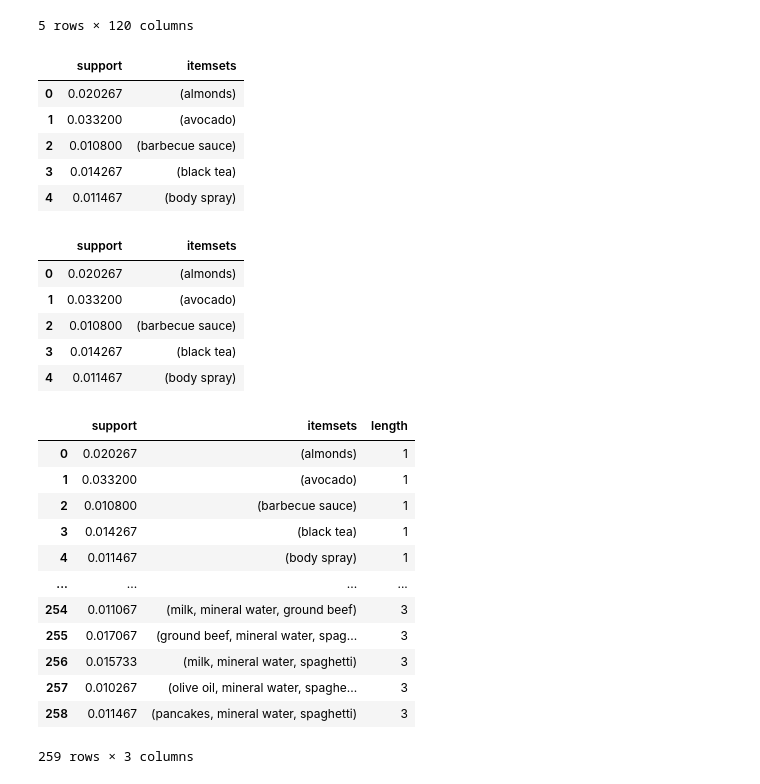
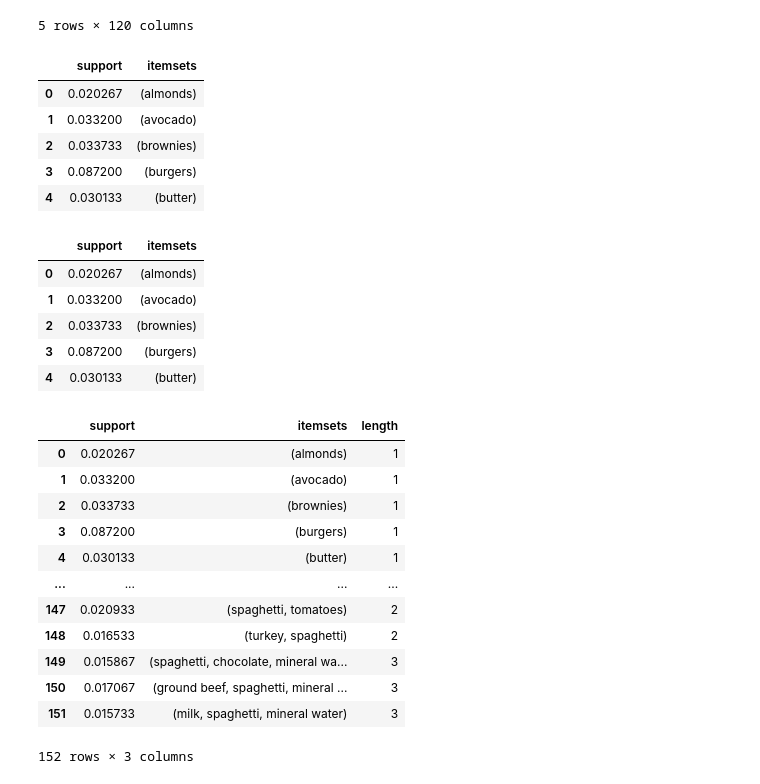
Before and after one commit to Alf-caput/LAB02_ReglasYPatronesSecuenciales, a Jupyter notebook: Practica_1_Reglas_de_Asociacion_Ruben.ipynb, the cells around one changed output. Cells and saved outputs as stored; diff of their text form; code cells hidden in the pictures.

```diff
--- a/Practica_1_Reglas_de_Asociacion_Ruben.ipynb
+++ b/Practica_1_Reglas_de_Asociacion_Ruben.ipynb
@@ -84,45 +84,45 @@ transactions_df.head()
 | 4 | False | False | False | False | False | False | False | False | ... |
 5 rows × 120 columns
 # %%
-k1 = apriori(transactions_df, min_support=0.01, use_colnames=True, max_len=1)
+k1 = apriori(transactions_df, min_support=0.015, use_colnames=True, max_len=1)
 
 k1.head()
 # %% [output]
 |  | support | itemsets |
 | 0 | 0.020267 | (almonds) |
 | 1 | 0.033200 | (avocado) |
-| 2 | 0.010800 | (barbecue sauce) |
-| 3 | 0.014267 | (black tea) |
-| 4 | 0.011467 | (body spray) |
+| 2 | 0.033733 | (brownies) |
+| 3 | 0.087200 | (burgers) |
+| 4 | 0.030133 | (butter) |
 # %%
-k2 = apriori(transactions_df, min_support=0.01, use_colnames=True, max_len=2)
+k2 = apriori(transactions_df, min_support=0.015, use_colnames=True, max_len=2)
 
 k2.head()
 # %% [output]
 |  | support | itemsets |
 | 0 | 0.020267 | (almonds) |
 | 1 | 0.033200 | (avocado) |
-| 2 | 0.010800 | (barbecue sauce) |
-| 3 | 0.014267 | (black tea) |
-| 4 | 0.011467 | (body spray) |
+| 2 | 0.033733 | (brownies) |
+| 3 | 0.087200 | (burgers) |
+| 4 | 0.030133 | (butter) |
 # %%
-frequent_itemsets = apriori(transactions_df, min_support=0.01, use_colnames=True)
+frequent_itemsets = apriori(transactions_df, min_support=0.015, use_colnames=True)
 frequent_itemsets['length'] = frequent_itemsets['itemsets'].apply(lambda x: len(x))
 frequent_itemsets
 # %% [output]
 |  | support | itemsets | length |
 | 0 | 0.020267 | (almonds) | 1 |
 | 1 | 0.033200 | (avocado) | 1 |
-| 2 | 0.010800 | (barbecue sauce) | 1 |
-| 3 | 0.014267 | (black tea) | 1 |
-| 4 | 0.011467 | (body spray) | 1 |
+| 2 | 0.033733 | (brownies) | 1 |
+| 3 | 0.087200 | (burgers) | 1 |
+| 4 | 0.030133 | (butter) | 1 |
 | ... | ... | ... | ... |
-| 254 | 0.011067 | (milk, mineral water, ground beef) | 3 |
-| 255 | 0.017067 | (ground beef, mineral water, spag... | 3 |
-| 256 | 0.015733 | (milk, mineral water, spaghetti) | 3 |
-| 257 | 0.010267 | (olive oil, mineral water, spaghe... | 3 |
-| 258 | 0.011467 | (pancakes, mineral water, spaghetti) | 3 |
+| 147 | 0.020933 | (spaghetti, tomatoes) | 2 |
+| 148 | 0.016533 | (turkey, spaghetti) | 2 |
+| 149 | 0.015867 | (spaghetti, chocolate, mineral wa... | 3 |
+| 150 | 0.017067 | (ground beef, spaghetti, mineral ... | 3 |
+| 151 | 0.015733 | (milk, spaghetti, mineral water) | 3 |
-259 rows × 3 columns
+152 rows × 3 columns
 # %%
 reglas = association_rules(frequent_itemsets, metric="confidence", min_threshold=0.1)
 
```
Also changed, not shown: parts of 13 cells of this notebook.
